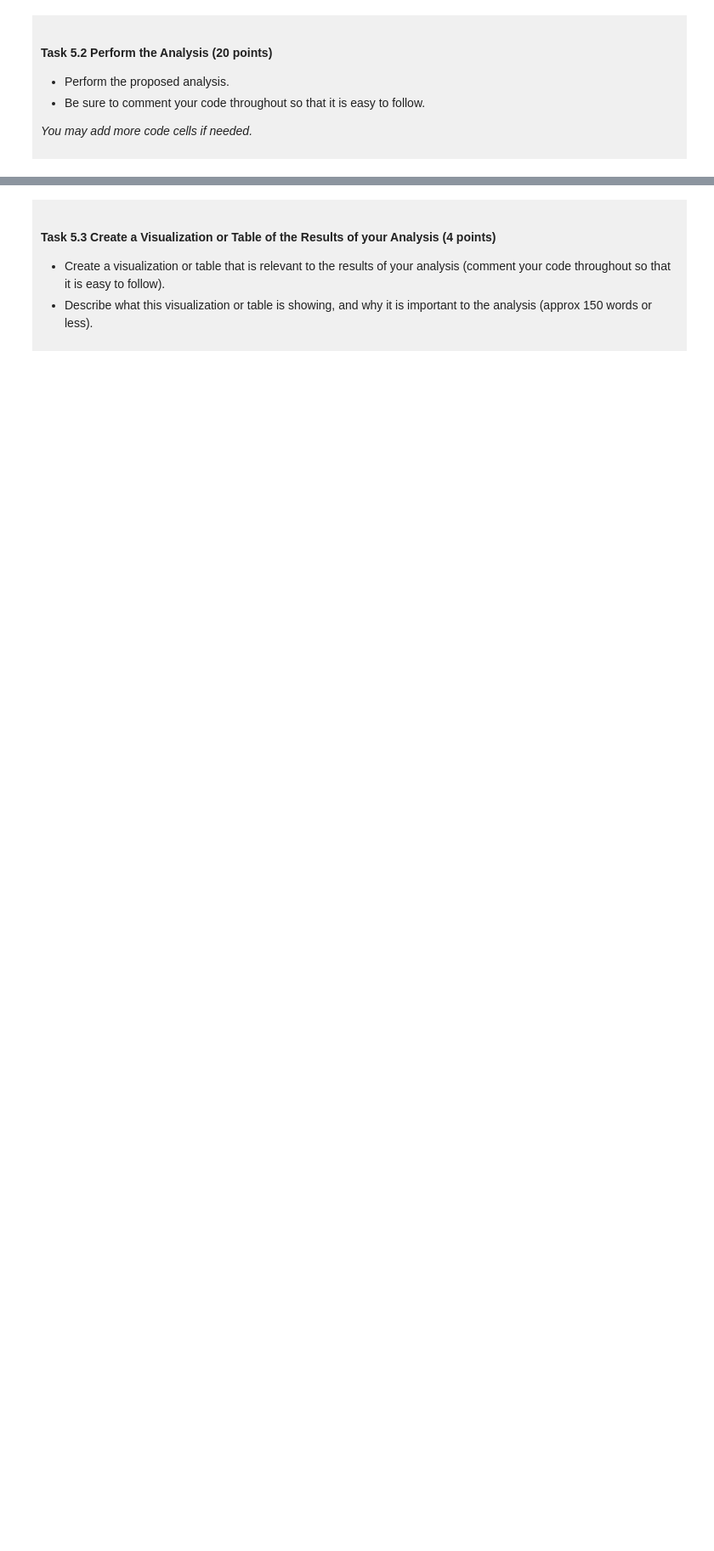
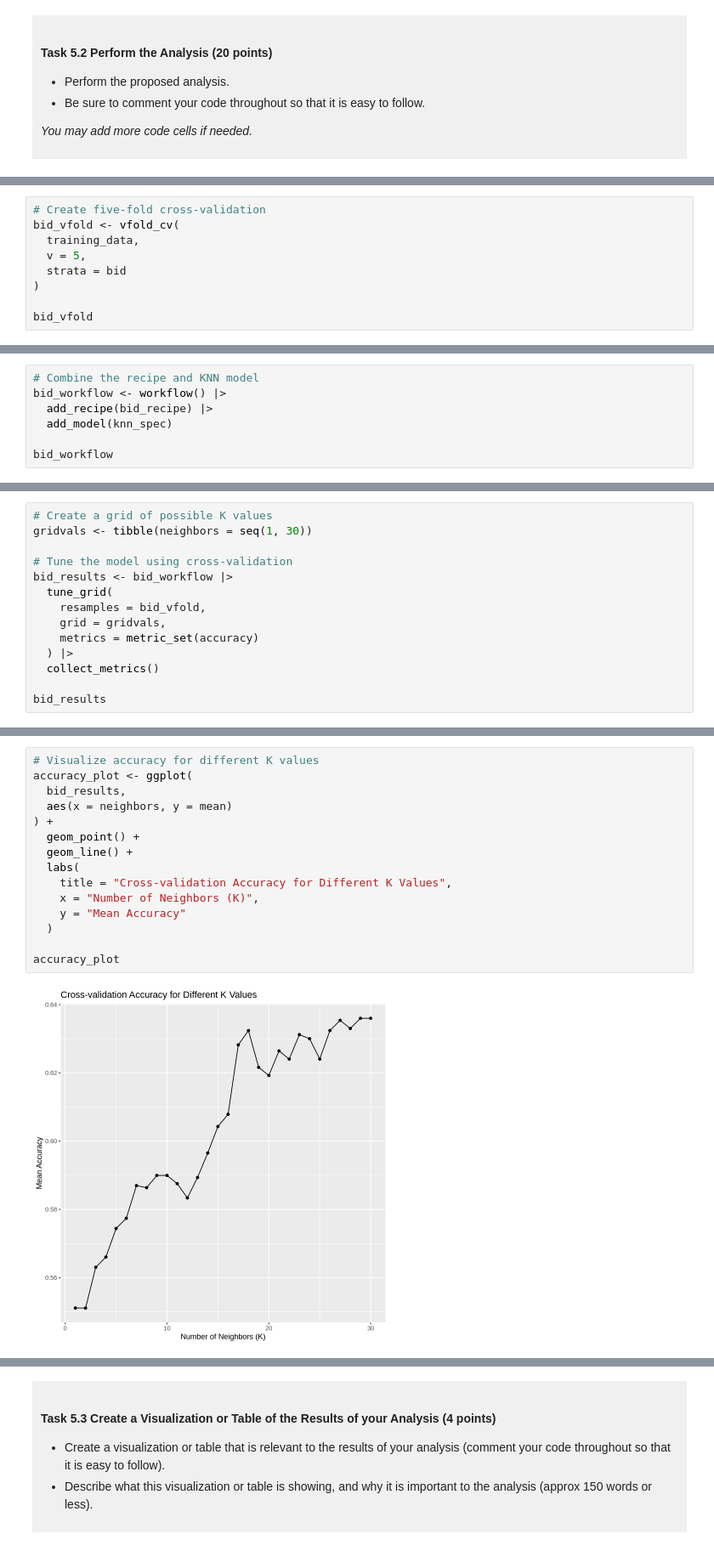
Before and after one commit to ClareLiao/dsci-100-project-Jiaying-Liao, a Jupyter notebook: dsci-100-project-notebook.ipynb, the cells around one changed output, grey strips where cells are left out. Shown at 85% size. Cells and saved outputs as stored; diff of their text form; blank space fills up the shorter version.

```diff
--- a/dsci-100-project-notebook.ipynb
+++ b/dsci-100-project-notebook.ipynb
@@ -455,0 +533,9 @@ This is a *draft*, we require a commit at this stage but it does not need to be
+# %%
+# Create five-fold cross-validation
+bid_vfold <- vfold_cv(
+  training_data,
+  v = 5,
+  strata = bid
+)
+
+bid_vfold
@@ -455,0 +560,7 @@ This is a *draft*, we require a commit at this stage but it does not need to be
+# %%
+# Combine the recipe and KNN model
+bid_workflow <- workflow() |>
+  add_recipe(bid_recipe) |>
+  add_model(knn_spec)
+
+bid_workflow
@@ -455,0 +586,14 @@ This is a *draft*, we require a commit at this stage but it does not need to be
+# %%
+# Create a grid of possible K values
+gridvals <- tibble(neighbors = seq(1, 30))
+
+# Tune the model using cross-validation
+bid_results <- bid_workflow |>
+  tune_grid(
+    resamples = bid_vfold,
+    grid = gridvals,
+    metrics = metric_set(accuracy)
+  ) |>
+  collect_metrics()
+
+bid_results
@@ -455,0 +620,17 @@ This is a *draft*, we require a commit at this stage but it does not need to be
+# %%
+# Visualize accuracy for different K values
+accuracy_plot <- ggplot(
+  bid_results,
+  aes(x = neighbors, y = mean)
+) +
+  geom_point() +
+  geom_line() +
+  labs(
+    title = "Cross-validation Accuracy for Different K Values",
+    x = "Number of Neighbors (K)",
+    y = "Mean Accuracy"
+  )
+
+accuracy_plot
+# %% [output]
+[figure, added]
```
Also changed, not shown: parts of 18 cells of this notebook.
